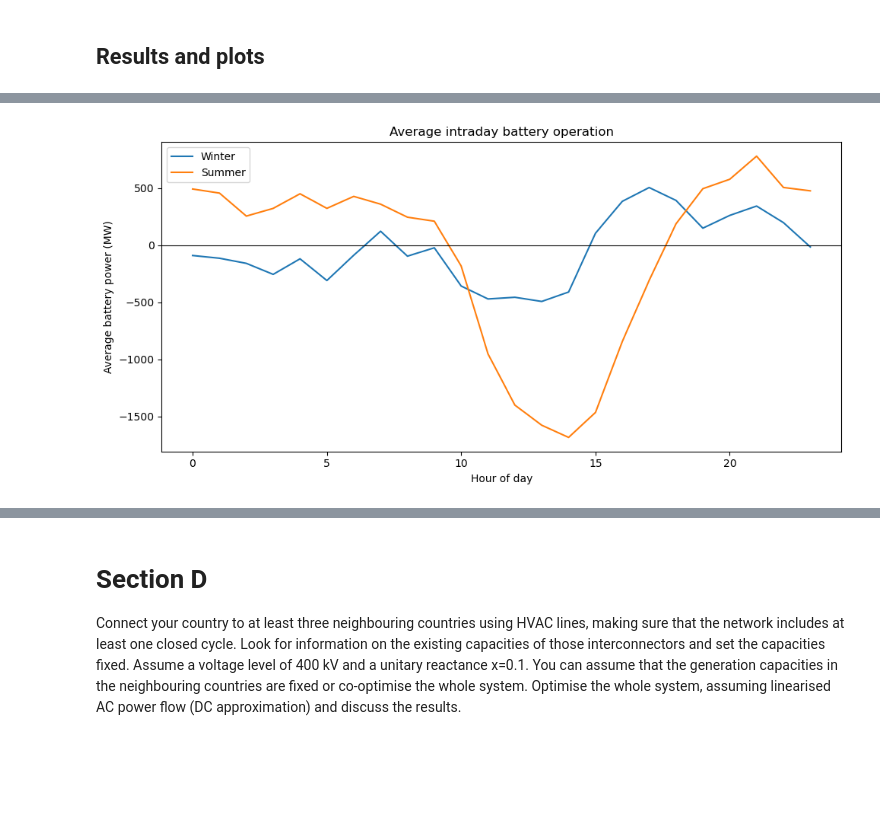
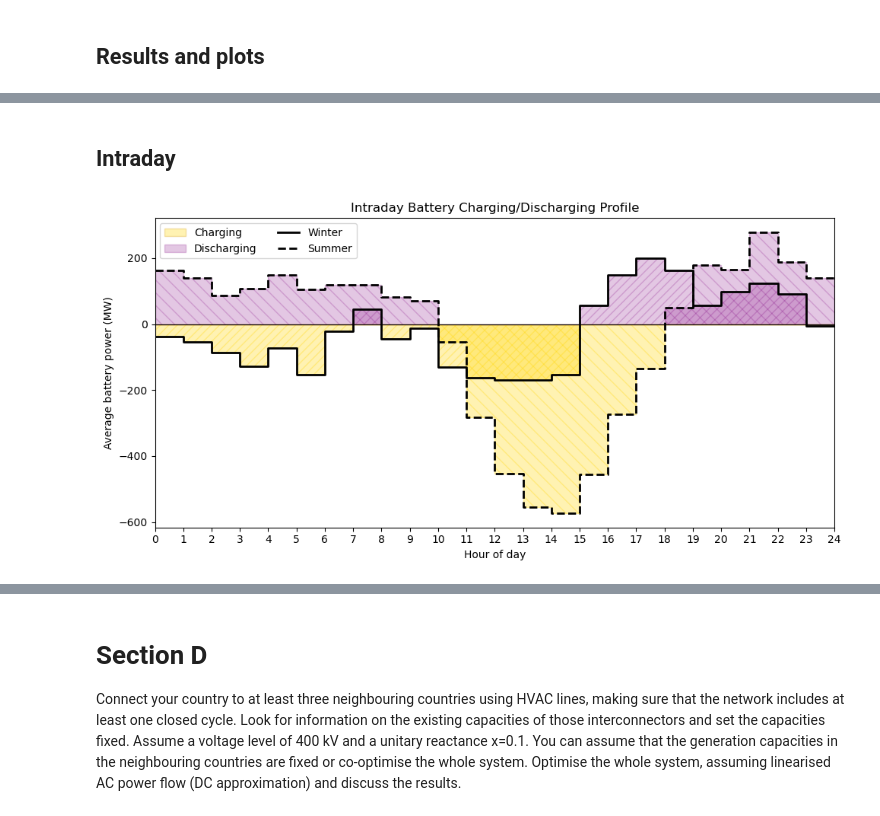
Before and after one commit to fortero23/Integrated_Energy_Grids, a Jupyter notebook: Modules/Assignment1.ipynb, the cells around one changed output, grey strips where cells are left out. Cells and saved outputs as stored; diff of their text form; code cells hidden in the pictures; blank space fills up the shorter version.

```diff
--- a/Modules/Assignment1.ipynb
+++ b/Modules/Assignment1.ipynb
@@ -236,9 +236,9 @@ capital_cost_gas = annuity(lifetime_GAS, discount_rate) * GAS_CAPEX_MW * (1 + fi
 fuel_cost_gas = 21.6                                      # EUR/MWh_th
 efficiency_gas = 0.39
 emission_factor_gas = 0.19                                # tCO2/MWh_th
-#co2_intensity_gas = emission_factor_gas / efficiency_gas  # tCO2/MWh_el
-#co2_price = 84.15                                         # €/tCO2
-marginal_cost_gas = fuel_cost_gas / efficiency_gas #+ co2_price * co2_intensity_gas   # EUR/MWh_el
+co2_intensity_gas = emission_factor_gas / efficiency_gas  # tCO2/MWh_el
+co2_price = 84.15                                         # €/tCO2
+marginal_cost_gas = fuel_cost_gas / efficiency_gas + co2_price * co2_intensity_gas   # EUR/MWh_el
 # %% [markdown]
 ### Network build
 # %%
@@ -1202,21 +1241,65 @@ plt.show()
+# %% [markdown]
+## Intraday
 # %%
+import numpy as np
+import matplotlib.pyplot as plt
+from matplotlib.lines import Line2D
+from matplotlib.patches import Patch
+
 battery_p = n_storage.storage_units_t.p["battery"]
 
 winter = battery_p.loc["2024-01-01":"2024-02-28"]
 summer = battery_p.loc["2024-06-01":"2024-08-31"]
 
-winter_hourly = winter.groupby(winter.index.hour).mean()
-summer_hourly = summer.groupby(summer.index.hour).mean()
+winter_hourly = winter.groupby(winter.index.hour).mean().reindex(range(24), fill_value=0)
+summer_hourly = summer.groupby(summer.index.hour).mean().reindex(range(24), fill_value=0)
 
-plt.figure(figsize=(10,5))
-plt.plot(winter_hourly.index, winter_hourly.values, label="Winter")
-plt.plot(summer_hourly.index, summer_hourly.values, label="Summer")
-plt.axhline(0, color="black", linewidth=0.8)
-plt.xlabel("Hour of day")
-plt.ylabel("Average battery power (MW)")
-plt.title("Average intraday battery operation")
-plt.legend()
+# Extend to hour 24 so the last interval is visible and xtick 24 makes sense
+hours = np.arange(25)
+winter_step = np.r_[winter_hourly.values, winter_hourly.values[-1]]
+summer_step = np.r_[summer_hourly.values, summer_hourly.values[-1]]
+
+fig, ax = plt.subplots(figsize=(10, 5))
+
+# PyPSA convention: p > 0 = discharging, p < 0 = charging
+ax.fill_between(
+    hours, 0, np.maximum(winter_step, 0),
+    step="post", color="purple", alpha=0.22, hatch="///"
+)
+ax.fill_between(
+    hours, 0, np.minimum(winter_step, 0),
+    step="post", color="gold", alpha=0.30, hatch="///"
+)
+
+ax.fill_between(
+    hours, 0, np.maximum(summer_step, 0),
+    step="post", color="purple", alpha=0.22, hatch="\\\\"
+)
+ax.fill_between(
+    hours, 0, np.minimum(summer_step, 0),
+    step="post", color="gold", alpha=0.30, hatch="\\\\"
+)
+
+# Season outlines
+ax.plot(hours, winter_step, drawstyle="steps-post", color="black", linewidth=2)
+ax.plot(hours, summer_step, drawstyle="steps-post", color="black", linestyle="--", linewidth=2)
+
+ax.axhline(0, color="black", linewidth=0.8)
+ax.set_xlim(0, 24)
+ax.set_xticks(np.arange(0, 25, 1))
+ax.set_xlabel("Hour of day")
+ax.set_ylabel("Average battery power (MW)")
+ax.set_title("Intraday Battery Charging/Discharging Profile")
+
+legend_handles = [
+    Patch(facecolor="gold", edgecolor="goldenrod", alpha=0.3, label="Charging"),
+    Patch(facecolor="purple", edgecolor="purple", alpha=0.22, label="Discharging"),
+    Line2D([0], [0], color="black", linewidth=2, label="Winter"),
+    Line2D([0], [0], color="black", linestyle="--", linewidth=2, label="Summer"),
+]
+ax.legend(handles=legend_handles, ncol=2)
+
 plt.tight_layout()
 plt.show()
 # %% [output]
-[figure, old version]
+[figure, new version]
```
Also changed, not shown: parts of 40 cells of this notebook, 20 other files.
